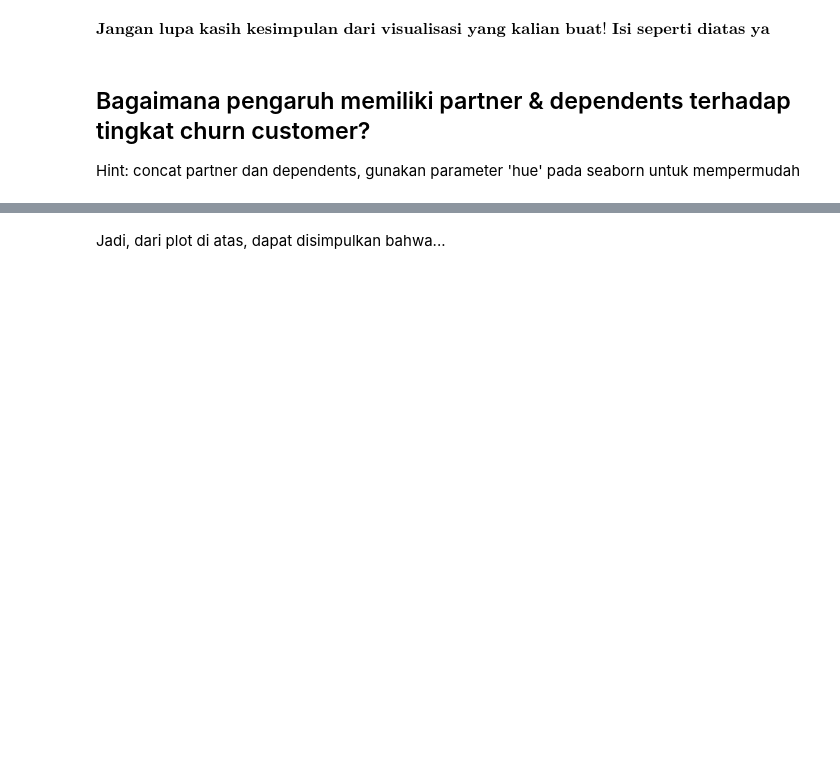
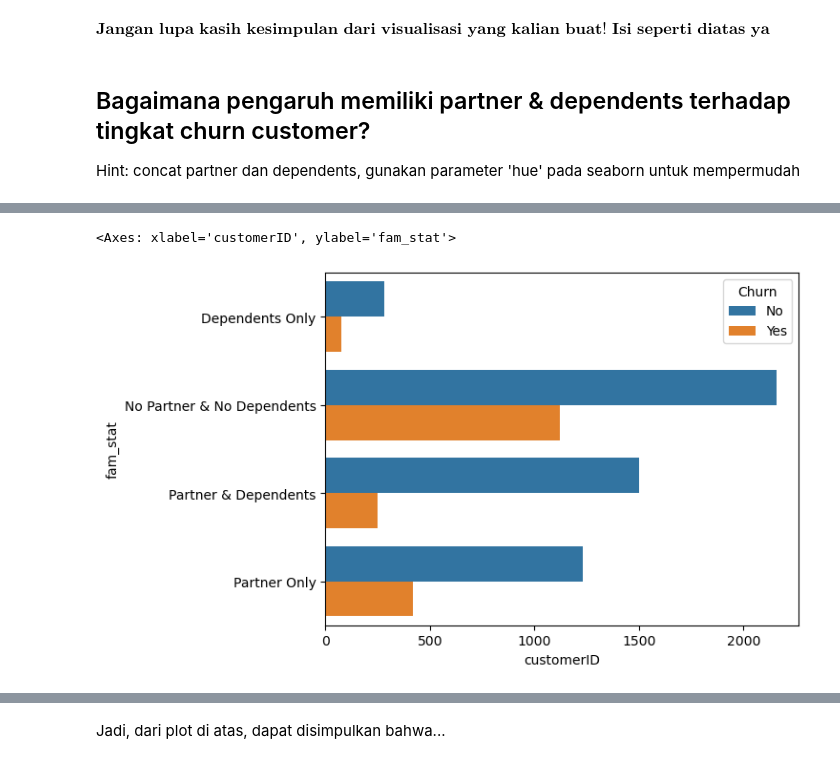
Before and after one commit to agirahmawandi/hw_datavisualitation, a Jupyter notebook: Data Visualization - Template Homework.ipynb, the cells around one changed output, grey strips where cells are left out. Drawn from its saved outputs; the diff is of its cells as text; code cells hidden in the pictures; blank space fills up the shorter version.

```diff
--- a/Data Visualization - Template Homework.ipynb
+++ b/Data Visualization - Template Homework.ipynb
@@ -285,0 +273,3 @@ df_stat.head()
+# %%
+df_group3 = df_stat.groupby(['fam_stat','Churn'])['customerID'].nunique().reset_index()
+df_group3
@@ -286,2 +286,5 @@ df_stat.head()
 # %%
-sns.barplot(x='SeniorCitizen',y='Percentage',data=df_stat[df_stat['SeniorCitizen']==1], hue='')
+sns.barplot(x='customerID',y='fam_stat',data=df_group3, hue='Churn')
+# %% [output]
+<Axes: xlabel='customerID', ylabel='fam_stat'>
+[figure, added]
```
Also changed, not shown: parts of 6 cells of this notebook.
